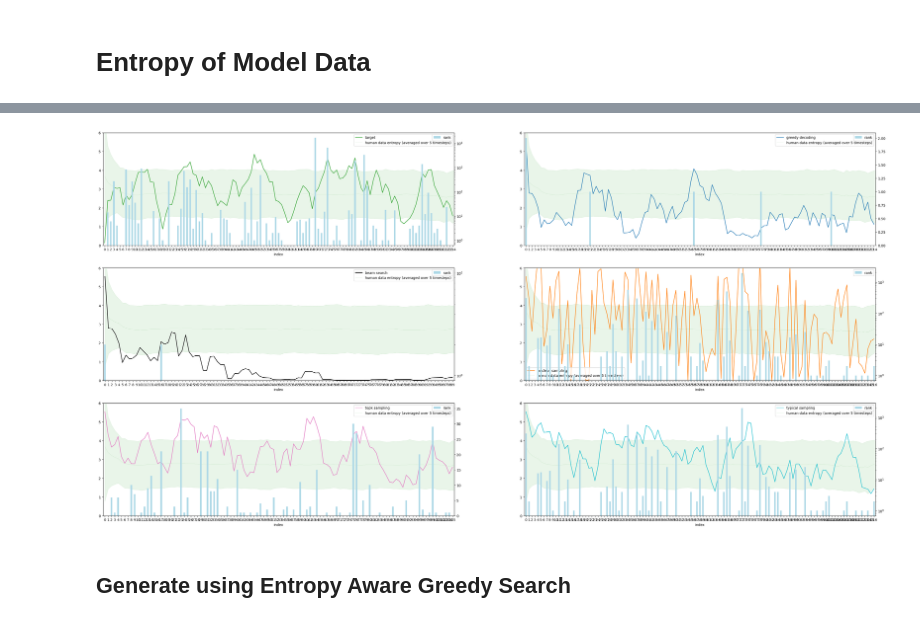
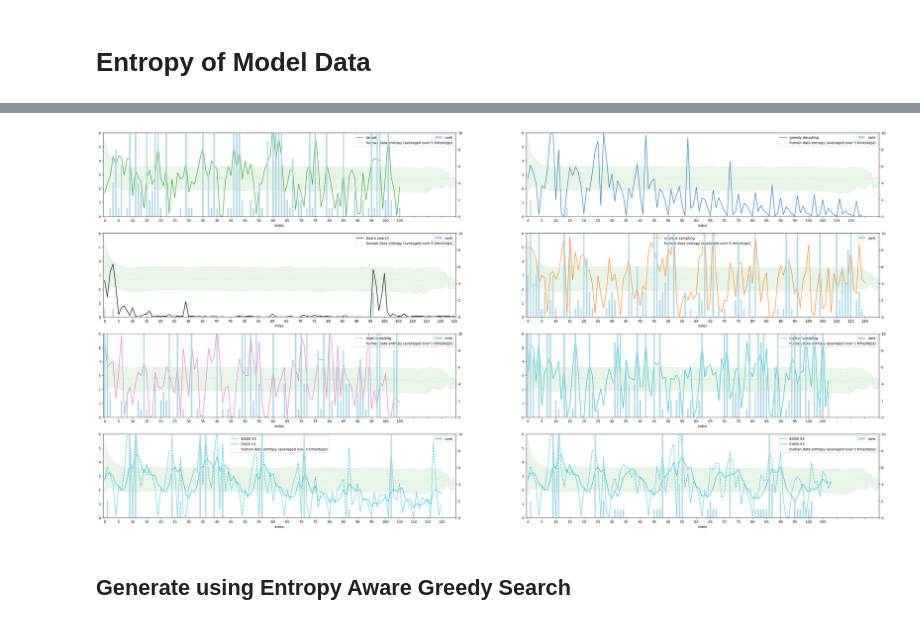
Before and after one commit to kushalarora/stable_entropy_hypothesis, a Jupyter notebook: text_completion/wiki/gpt2_wiki_prompt.ipynb, the cells around one changed output, grey strips where cells are left out. Cells and saved outputs as stored; diff of their text form; code cells hidden in the pictures.

```diff
--- a/text_completion/wiki/gpt2_wiki_prompt.ipynb
+++ b/text_completion/wiki/gpt2_wiki_prompt.ipynb
@@ -266,7 +276,10 @@ beam_sample = model_beam_dataframe[model_beam_dataframe.context == human_datapoi
 nucleus_sample = model_nucleus_dataframe[model_nucleus_dataframe.context == human_datapoint.context].iloc[0]
 topk_sample = model_topk_dataframe[model_topk_dataframe.context == human_datapoint.context].iloc[0]
 typical_sample = model_typical_dataframe[model_typical_dataframe.context == human_datapoint.context].iloc[0]
-eag_sample = model_eag_dataframe.iloc[human_datapoint_idx]
+eag_v1_sample = model_eags_v1_dataframe.iloc[human_datapoint_idx]
+eag_v2_sample = model_eags_v2_dataframe.iloc[human_datapoint_idx]
+eag_v3_sample = model_eags_v3_dataframe.iloc[human_datapoint_idx]
+
 # eabs_sample = model_eabs_dataframe.iloc[human_datapoint_idx * 10]
 
 print("Context:")
@@ -293,8 +306,18 @@ print("Typical Model Text: ")
 print_sample(human_datapoint.context, typical_sample.model_text)
 print()
 
-print("EAG Model Text:")
-print_sample(human_datapoint.context, eag_sample.model_text.replace("\n", "\\n"))
+print("EAG Model V1 Text:")
+print_sample(human_datapoint.context, eag_v1_sample.model_text)
+# print(f"Num. Voilations: {eag_sample.voilations}")
+print()
+
+print("EAG Model V2 Text:")
+print_sample(human_datapoint.context, eag_v2_sample.model_text)
+# print(f"Num. Voilations: {eag_sample.voilations}")
+print()
+
+print("EAG Model V3 Text:")
+print_sample(human_datapoint.context, eag_v3_sample.model_text)
 # print(f"Num. Voilations: {eag_sample.voilations}")
 print()
 
@@ -395,58 +461,80 @@ greedy_labeled_datapoint = process_datapoint(
     model=gpt2_model, datapoint=greedy_sample, width=5, max_len=MAX_LEN, tokenizer=tokenizer,
 )
 # %%
-fig, axs = plt.subplots(3,2, figsize=(40, 20))
+fig, axs = plt.subplots(4,2, figsize=(40, 20))
 # plot_avg_entropies_mean_std(human_ma_entropies, axs[0, 0], 'human data entropy (averaged over 5 timesteps)', color='tab:green', std_dev=1.5, linewidth=0.1)
 
-lpdh.plot(x="index", y='entropy_ma', ylim=(0,8), ax=axs[0,0], label='target', color='tab:green')
-plot_avg_entropies_mean_std(human_ma_entropies, axs[0, 0], 'human data entropy (averaged over 5 timesteps)', color='tab:green', std_dev=1.5, linewidth=0.1)
+lpdh.plot(x="index", y='entropy', ylim=(0,8), ax=axs[0,0], label='target', color='tab:green')
+plot_avg_entropies_mean_std(human_ma_entropies, axs[0, 0], 'human data entropy (averaged over 5 timesteps)', color='tab:green', std_dev=1.0, linewidth=0.1)
 
 ax2 = axs[0,0].twinx()
 ax2.legend(loc=2)
-ax2.set_yscale('log')
-ax2.set_xticks(ax2.get_xticks(), ax2.get_xticklabels(), rotation=90, ha='right')
+ax2.set_ylim((0,10))
+# ax2.set_xticks(ax2.get_xticks(), ax2.get_xticklabels(), rotation=90, ha='right')
 lpdh.plot.bar(x="index", y='rank',  ax=ax2, label='rank', color='lightblue')
 
-greedy_labeled_datapoint.plot(x="index", y='entropy_ma', ylim=(0,8), ax=axs[0, 1], label='greedy decoding', color='tab:blue')
-plot_avg_entropies_mean_std(human_ma_entropies, axs[0, 1], 'human data entropy (averaged over 5 timesteps)', color='tab:green', std_dev=1.5, linewidth=0.1)
+greedy_labeled_datapoint.plot(x="index", y='entropy', ylim=(0,8), ax=axs[0, 1], label='greedy decoding', color='tab:blue')
+plot_avg_entropies_mean_std(human_ma_entropies, axs[0, 1], 'human data entropy (averaged over 5 timesteps)', color='tab:green', std_dev=1.0, linewidth=0.1)
 ax2 = axs[0,1].twinx()
 ax2.legend(loc=2)
-# ax2.set_yscale('log')
-ax2.set_xticks(ax2.get_xticks(), ax2.get_xticklabels(), rotation=90, ha='right')
+ax2.set_ylim((0,10))
+# ax2.set_xticks(ax2.get_xticks(), ax2.get_xticklabels(), rotation=90, ha='right')
 greedy_labeled_datapoint.plot.bar(x="index", y='rank',  ax=ax2, label='rank', color='lightblue')
 
-beam_labeled_datapoint.plot(x="index", y='entropy_ma', ylim=(0,8), ax=axs[1, 0], label='beam search', color='black')
-plot_avg_entropies_mean_std(human_ma_entropies, axs[1, 0], 'human data entropy (averaged over 5 timesteps)', color='tab:green', std_dev=1.5, linewidth=0.1)
+beam_labeled_datapoint.plot(x="index", y='entropy', ylim=(0,8), ax=axs[1, 0], label='beam search', color='black')
+plot_avg_entropies_mean_std(human_ma_entropies, axs[1, 0], 'human data entropy (averaged over 5 timesteps)', color='tab:green', std_dev=1.0, linewidth=0.1)
 ax2 = axs[1,0].twinx()
 ax2.legend(loc=2)
-ax2.set_yscale('log')
-ax2.set_xticks(ax2.get_xticks(), ax2.get_xticklabels(), rotation=90, ha='right')
+ax2.set_ylim((0,10))
+# ax2.set_xticks(ax2.get_xticks(), ax2.get_xticklabels(), rotation=90, ha='right')
 beam_labeled_datapoint.plot.bar(x="index", y='rank',  ax=ax2, label='rank', color='lightblue')
 
 nucleus_labeled_datapoint.plot(x="index", y='entropy', ylim=(0,8), ax=axs[1, 1], label='nucleus sampling', color='tab:orange')
-plot_avg_entropies_mean_std(human_ma_entropies, axs[1, 1], 'human data entropy (averaged over 5 timesteps)', color='tab:green', std_dev=1.5, linewidth=0.1)
+plot_avg_entropies_mean_std(human_ma_entropies, axs[1, 1], 'human data entropy (averaged over 5 timesteps)', color='tab:green', std_dev=1.0, linewidth=0.1)
 ax2 = axs[1,1].twinx()
 ax2.legend(loc=2)
-ax2.set_yscale('log')
-ax2.set_xticks(ax2.get_xticks(), ax2.get_xticklabels(), rotation=90, ha='right')
+ax2.set_ylim((0,10))
+# ax2.set_xticks(ax2.get_xticks(), ax2.get_xticklabels(), rotation=90, ha='right')
 nucleus_labeled_datapoint.plot.bar(x="index", y='rank',  ax=ax2, label='rank', color='lightblue')
 
-topk_labeled_datapoint.plot(x="index", y='entropy_ma', ylim=(0,8), ax=axs[2,0], label='topk sampling', color='tab:pink')
-plot_avg_entropies_mean_std(human_ma_entropies, axs[2,0], 'human data entropy (averaged over 5 timesteps)', color='tab:green', std_dev=1.5, linewidth=0.1)
+topk_labeled_datapoint.plot(x="index", y='entropy', ylim=(0,8), ax=axs[2,0], label='topk sampling', color='tab:pink')
+plot_avg_entropies_mean_std(human_ma_entropies, axs[2,0], 'human data entropy (averaged over 5 timesteps)', color='tab:green', std_dev=1.0, linewidth=0.1)
 ax2 = axs[2,0].twinx()
 ax2.legend(loc=2)
-# ax2.set_yscale('log')
-ax2.set_xticks(ax2.get_xticks(), ax2.get_xticklabels(), rotation=90, ha='right')
+ax2.set_ylim((0,10))
+# ax2.set_xticks(ax2.get_xticks(), ax2.get_xticklabels(), rotation=90, ha='right')
 topk_labeled_datapoint.plot.bar(x="index", y='rank',  ax=ax2, label='rank', color='lightblue')
 
 
-typical_labeled_datapoint.plot(x="index", y='entropy_ma', ylim=(0,8), ax=axs[2,1], label='typical sampling', color='tab:cyan')
-plot_avg_entropies_mean_std(human_ma_entropies, axs[2,1], 'human data entropy (averaged over 5 timesteps)', color='tab:green', std_dev=1.5, linewidth=0.1)
+typical_labeled_datapoint.plot(x="index", y='entropy', ylim=(0,8), ax=axs[2,1], label='typical sampling', color='tab:cyan')
+plot_avg_entropies_mean_std(human_ma_entropies, axs[2,1], 'human data entropy (averaged over 5 timesteps)', color='tab:green', std_dev=1.0, linewidth=0.1)
 ax2 = axs[2,1].twinx()
 ax2.legend(loc=2)
-ax2.set_yscale('log')
-ax2.set_xticks(ax2.get_xticks(), ax2.get_xticklabels(), rotation=90, ha='right')
+ax2.set_ylim((0,10))
+# ax2.set_xticks(ax2.get_xticks(), ax2.get_xticklabels(), rotation=90, ha='right')
 typical_labeled_datapoint.plot.bar(x="index", y='rank',  ax=ax2, label='rank', color='lightblue')
+
+eag_v2_labeled_datapoint.plot(x="index", y='entropy', ylim=(0,8), ax=axs[3,0], label='EAGS V2', color='tab:cyan', linestyle='dashed')
+eag_v2_labeled_datapoint.plot(x="index", y='entropy_ma', ylim=(0,8), ax=axs[3,0], label='EAGS V2', color='tab:cyan')
+plot_avg_entropies_mean_std(human_ma_entropies, axs[3,0], 'human data entropy (averaged over 5 timesteps)', color='tab:green', std_dev=1.0, linewidth=0.1)
+ax2 = axs[3,0].twinx()
+ax2.legend(loc=2)
+ax2.set_ylim((0,10))
+# ax2.set_xticks(ax2.get_xticks(), ax2.get_xticklabels(), rotation=90, ha='right')
+eag_v2_labeled_datapoint.plot.bar(x="index", y='rank',  ax=ax2, label='rank', color='lightblue')
+
+
+eag_v3_labeled_datapoint.plot(x="index", y='entropy', ylim=(0,8), ax=axs[3,1], label='EAGS V3', color='tab:cyan', linestyle='dashed')
+eag_v3_labeled_datapoint.plot(x="index", y='entropy_ma', ylim=(0,8), ax=axs[3,1], label='EAGS V3', color='tab:cyan')
+
+plot_avg_entropies_mean_std(human_ma_entropies, axs[3,1], 'human data entropy (averaged over 5 timesteps)', color='tab:green', std_dev=1.0, linewidth=0.1)
+ax2 = axs[3,1].twinx()
+ax2.legend(loc=2)
+ax2.set_ylim((0,10))
+# ax2.set_xticks(ax2.get_xticks(), ax2.get_xticklabels(), rotation=90, ha='right')
+eag_v3_labeled_datapoint.plot.bar(x="index", y='rank',  ax=ax2, label='rank', color='lightblue')
+
+plt.setp(axs, xticks=range(0, MAX_LEN, 5))
 # %% [output]
 No artists with labels found to put in legend.  Note that artists whose label start with an underscore are ignored when legend() is called with no argument.
 No artists with labels found to put in legend.  Note that artists whose label start with an underscore are ignored when legend() is called with no argument.
@@ -458,4 +564,4 @@ No artists with labels found to put in legend.  Note that artists whose label st
-[figure, old version]
+[figure, new version]
 # %% [markdown]
 ## Generate using Entropy Aware Greedy Search
 # %%
```
Also changed, not shown: parts of 12 cells of this notebook.
